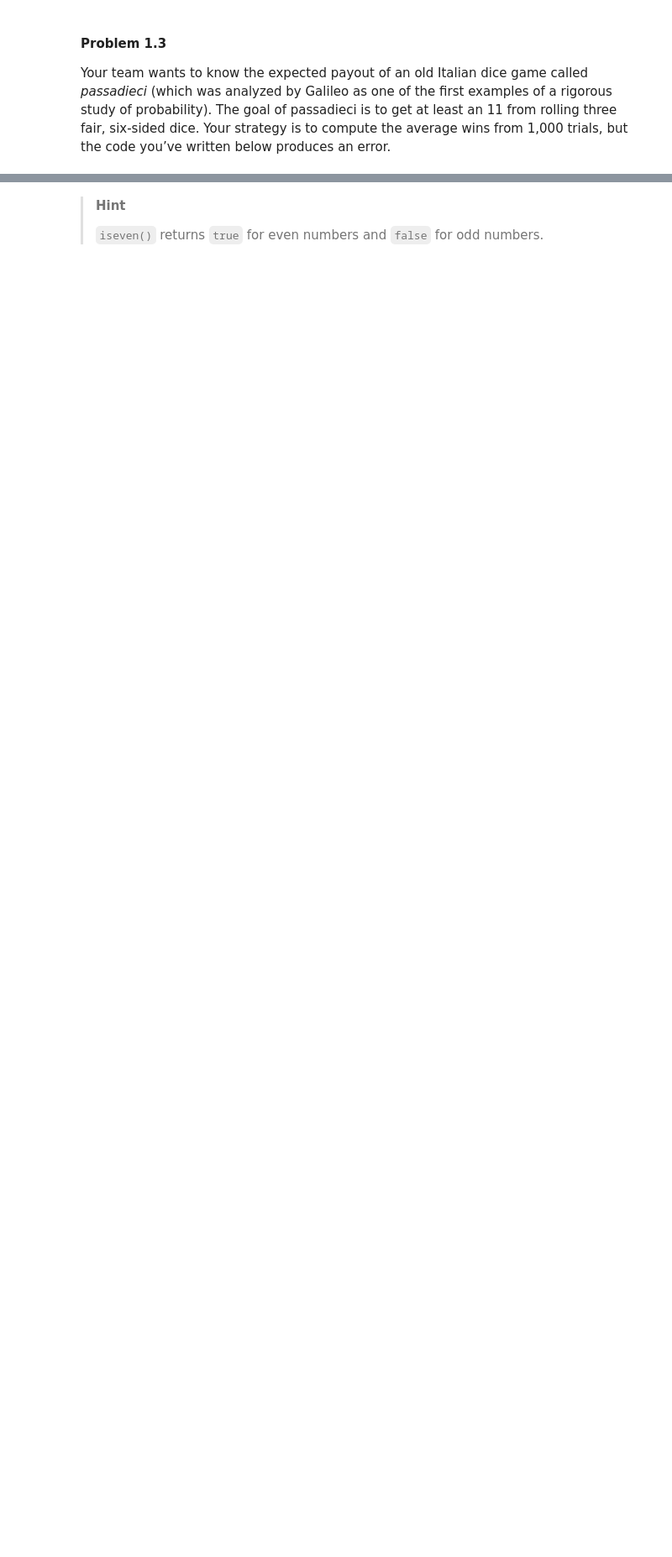
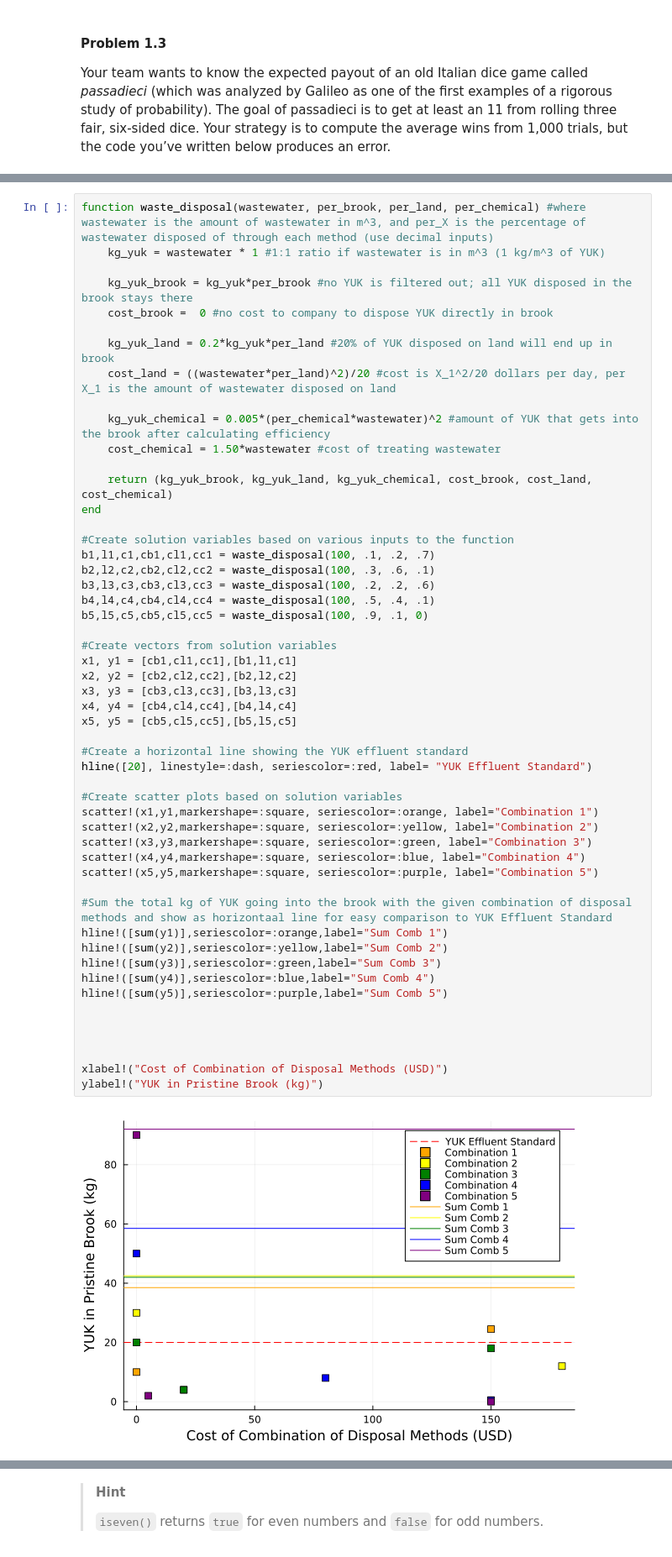
Before and after one commit to BEE4750-FA24/hw1-mz446, a Jupyter notebook: hw01.ipynb, the cells around one changed output, grey strips where cells are left out. Shown: that part at 84% size. Drawn from its saved outputs; the diff is of its cells as text; blank space fills up the shorter version.

```diff
--- a/hw01.ipynb
+++ b/hw01.ipynb
@@ -314 +375,55 @@ display(p)
+# %%
+function waste_disposal(wastewater, per_brook, per_land, per_chemical) #where wastewater is the amount of wastewater in m^3, and per_X is the percentage of wastewater disposed of through each method (use decimal inputs)
+    kg_yuk = wastewater * 1 #1:1 ratio if wastewater is in m^3 (1 kg/m^3 of YUK)
+
+    kg_yuk_brook = kg_yuk*per_brook #no YUK is filtered out; all YUK disposed in the brook stays there
+    cost_brook =  0 #no cost to company to dispose YUK directly in brook
+
+    kg_yuk_land = 0.2*kg_yuk*per_land #20% of YUK disposed on land will end up in brook
+    cost_land = ((wastewater*per_land)^2)/20 #cost is X_1^2/20 dollars per day, per X_1 is the amount of wastewater disposed on land
+
+    kg_yuk_chemical = 0.005*(per_chemical*wastewater)^2 #amount of YUK that gets into the brook after calculating efficiency
+    cost_chemical = 1.50*wastewater #cost of treating wastewater
+
+    return (kg_yuk_brook, kg_yuk_land, kg_yuk_chemical, cost_brook, cost_land,  cost_chemical)
+end
+
+#Create solution variables based on various inputs to the function
+b1,l1,c1,cb1,cl1,cc1 = waste_disposal(100, .1, .2, .7)
+b2,l2,c2,cb2,cl2,cc2 = waste_disposal(100, .3, .6, .1)
+b3,l3,c3,cb3,cl3,cc3 = waste_disposal(100, .2, .2, .6)
+b4,l4,c4,cb4,cl4,cc4 = waste_disposal(100, .5, .4, .1)
+b5,l5,c5,cb5,cl5,cc5 = waste_disposal(100, .9, .1, 0)
+
+#Create vectors from solution variables
+x1, y1 = [cb1,cl1,cc1],[b1,l1,c1]
+x2, y2 = [cb2,cl2,cc2],[b2,l2,c2]
+x3, y3 = [cb3,cl3,cc3],[b3,l3,c3]
+x4, y4 = [cb4,cl4,cc4],[b4,l4,c4]
+x5, y5 = [cb5,cl5,cc5],[b5,l5,c5]
+
+#Create a horizontal line showing the YUK effluent standard
+hline([20], linestyle=:dash, seriescolor=:red, label= "YUK Effluent Standard")
+
+#Create scatter plots based on solution variables
+scatter!(x1,y1,markershape=:square, seriescolor=:orange, label="Combination 1")
+scatter!(x2,y2,markershape=:square, seriescolor=:yellow, label="Combination 2")
+scatter!(x3,y3,markershape=:square, seriescolor=:green, label="Combination 3")
+scatter!(x4,y4,markershape=:square, seriescolor=:blue, label="Combination 4")
+scatter!(x5,y5,markershape=:square, seriescolor=:purple, label="Combination 5")
+
+#Sum the total kg of YUK going into the brook with the given combination of disposal methods and show as horizontaal line for easy comparison to YUK Effluent Standard
+hline!([sum(y1)],seriescolor=:orange,label="Sum Comb 1")
+hline!([sum(y2)],seriescolor=:yellow,label="Sum Comb 2")
+hline!([sum(y3)],seriescolor=:green,label="Sum Comb 3")
+hline!([sum(y4)],seriescolor=:blue,label="Sum Comb 4")
+hline!([sum(y5)],seriescolor=:purple,label="Sum Comb 5")
+
+
+
+
+xlabel!("Cost of Combination of Disposal Methods (USD)")
+ylabel!("YUK in Pristine Brook (kg)")
+# %% [output]
+[figure, added]
 # %% [markdown]
```
Also changed, not shown: parts of 28 cells of this notebook.
